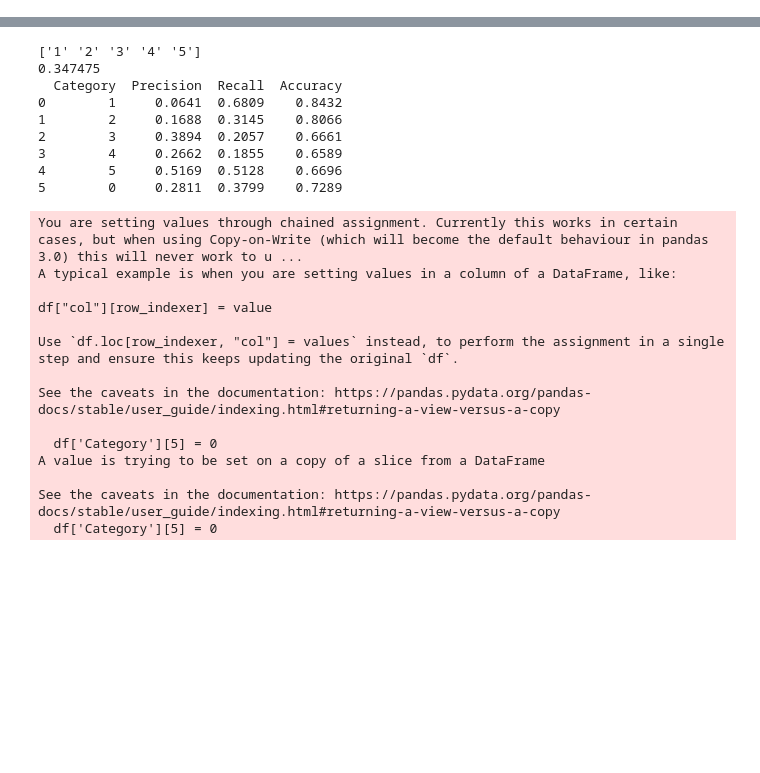
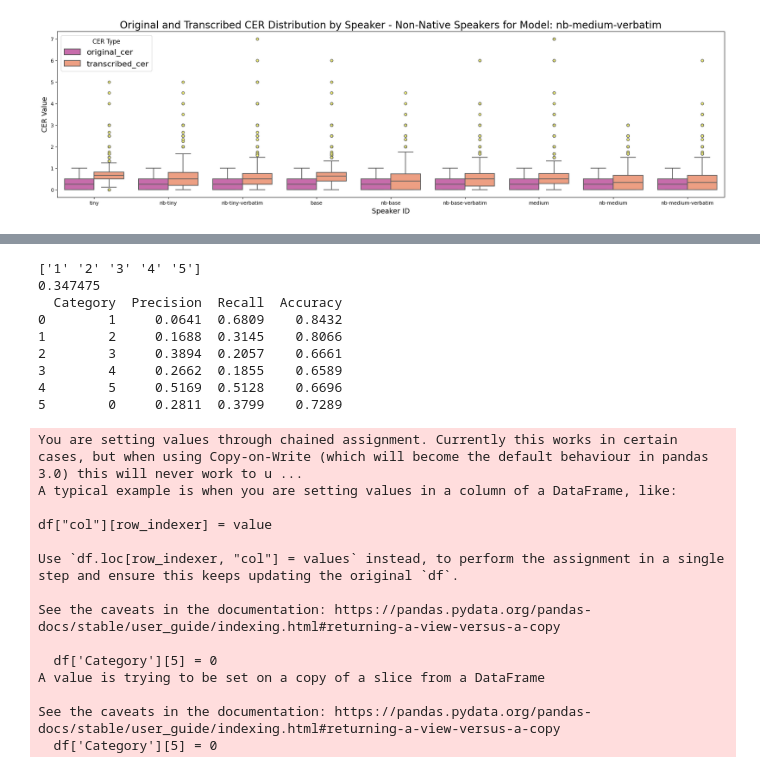
Before and after one commit to amandathunes/master_repo, a Jupyter notebook: Calculate the confusion matrix, accuracy, precision and recall for the given models in a directory.ipynb, the cells around one changed output, grey strips where cells are left out. Drawn from its saved outputs; the diff is of its cells as text; code cells hidden in the pictures; blank space fills up the shorter version.

```diff
--- a/Calculate the confusion matrix, accuracy, precision and recall for the given models in a directory.ipynb
+++ b/Calculate the confusion matrix, accuracy, precision and recall for the given models in a directory.ipynb
@@ -11,5 +24,12 @@ NB! Aggregate Metrics: Depending on your focus, aggregate these metrics either b
 # %%
+# Libary inmports
 import self_made_functions as smf
 import pandas as pd
 import numpy as np
 import os
+import matplotlib.pyplot as plt
+import seaborn as sns
+from textwrap import wrap # Wrap text for long titles
+
+# Load original dataset
+df_original, wv_path = smf.get_correct_df()
@@ -15,0 +204,54 @@ import os
+# %%
+for path in lst_path:
+    # print(f"File: {model_name}")
+    df_csv = pd.read_csv(path)
+    df_csv = df_csv.sort_values('id')
+    # ---------------------------------------  BOX PLOTS --------------------------------------- #
+    # ------------ Original and Transcribed CER, split into Native and Non - Native ------------ #
+
+    df_a = df_csv[df_csv['id'].str.startswith('a')] # Non - Native speakers
+    df_a = df_a.reset_index(drop=True)
+    half = df_a[df_a.id == 'a18'].index[0]
+    df_a = df_a.iloc[0:half]
+
+    # Get the correct model name
+    model_name = path.split('/')[-1].split('_')[-2]
+    if model_name.startswith('nb'):
+        model_name = model_name.split('-')
+        if len(model_name) > 3:
+            model_name = model_name[0] + '-' + model_name[2] + '-' + model_name[3]
+        else:
+            model_name = model_name[0] + '-' + model_name[2]
+    df_a['model_name'] = model_name
+
+    # Concatenate the dataframes
+    big_boy_df = pd.concat([big_boy_df, df_a], ignore_index=True)
+# big_boy_df['model_name'].unique()
+
+# print(df_a)
+# # print(df_a[df_a.id == 'a18'])
+
+df_melted_a = pd.melt(big_boy_df, id_vars=['model_name'], value_vars=['original_cer', 'transcribed_cer'],
+                var_name='cer_type', value_name='cer_value') # Idea using melted from ChatGPT
+
+plt.figure(figsize=(24, 6))
+sns.boxplot(x='model_name', y='cer_value', data=df_melted_a, # the data parameter
+            hue='cer_type', palette=['#D65DB1', '#FF9671'], linewidth=1.5, # Set the box colors and line width
+            flierprops=dict(marker='o', markersize=5, markerfacecolor='#F9F871')) # fill the outliers
+
+plt.title(f'Original and Transcribed CER Distribution by Speaker - Non-Native Speakers for Model: {model_name}', fontsize=20)
+plt.xlabel('Speaker ID', fontsize=14)
+plt.ylabel('CER Value', fontsize=14)
+# plt.xticks(fontsize=16)
+plt.legend(title='CER Type', loc='upper left', title_fontsize='large', fontsize=16)
+
+# Wrap x-axis labels into multiple lines - From ChatGPT
+# from textwrap import wrap
+# model_names = [ '\n'.join(wrap(label, 15)) for label in big_boy_df['model_name'].unique() ]
+# plt.xticks(ticks=range(len(model_names)), labels=model_names, fontsize=13)
+# plt.yticks(fontsize=13)
+
+
+plt.show()
+# %% [output]
+[figure, added]
```
Also changed, not shown: parts of 18 cells of this notebook, 14 other files.
